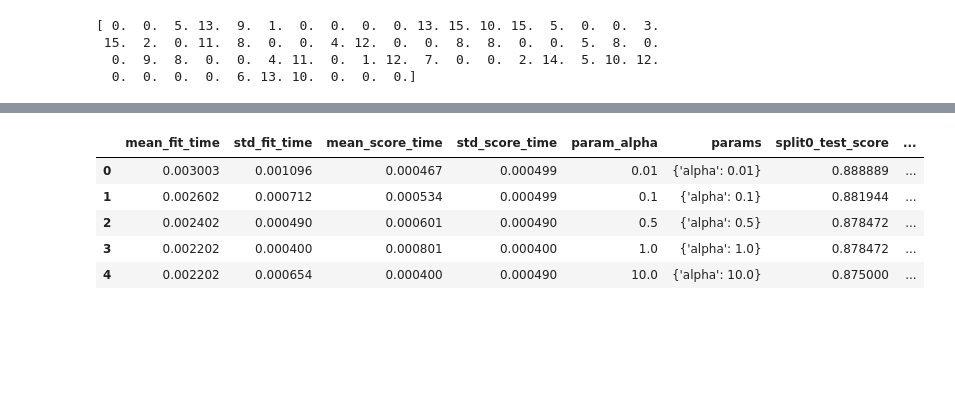
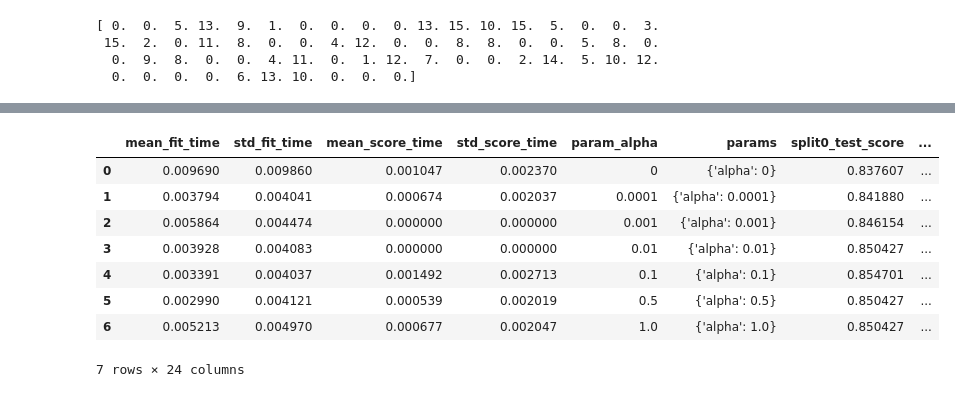
Before and after one commit to Julien-Faure/mines-ai-number-recognition-project, a Jupyter notebook: report.ipynb, the cells around one changed output, grey strips where cells are left out. Cells and saved outputs as stored; diff of their text form; code cells hidden in the pictures; blank space fills up the shorter version.

```diff
--- a/report.ipynb
+++ b/report.ipynb
@@ -120,0 +155,3 @@ print(digits.images[0].reshape(-1))
+# %%
+# séparation du dataset en données "d'apprentissage" et de test
+x_train, x_test, y_train, y_test = train_test_split(x, y, test_size=0.35, random_state=0)
@@ -121,16 +160,8 @@ print(digits.images[0].reshape(-1))
 # %%
-from sklearn.model_selection import RepeatedStratifiedKFold, GridSearchCV
-
-x = digits.images.reshape((len(digits.images), -1))
-y = digits.target
-
-# séparation du dataset en données "d'apprentissage" et de test
-x_train, x_test, y_train, y_test = train_test_split(x, y, test_size=0.20, random_state=0)
-
 # Création du modèle de régression
 lRModel = LogisticRegression(verbose=False, max_iter=10000)
 
-# dictionnaire contenant les différents paramètres à essayer
+# Dictionnaire contenant les différents paramètres à essayer
 paramDict = dict()
 paramDict['solver'] = ['newton-cg', 'lbfgs', 'liblinear']
 paramDict['penalty'] = ['l2', 'none']
@@ -202,21 +232,25 @@ Modèle de Bayes
 # %%
 from sklearn.model_selection import RandomizedSearchCV
 from sklearn.naive_bayes import BernoulliNB
 
 NB_model = BernoulliNB()
 
-params = {'alpha': [0.01, 0.1, 0.5, 1.0, 10.0]}
+params = {'alpha': [0, 0.0001, 0.001, 0.01, 0.1, 0.5, 1.0]}
 kFold = RepeatedStratifiedKFold(n_splits=5, n_repeats=3, random_state=1)
 
-RCV = RandomizedSearchCV(NB_model, params, n_iter=5, scoring='accuracy', n_jobs=-1, cv=kFold, random_state=1)
+RCV = RandomizedSearchCV(NB_model, params, n_iter=30, scoring='accuracy', n_jobs=-1, cv=kFold, random_state=1)
 
+# NB = RCV.fit(x_train, y_train).best_estimator_
 RCV.fit(x_train, y_train)
 cv_results = pd.DataFrame(RCV.cv_results_)
 cv_results
 # %% [output]
 |  | mean_fit_time | std_fit_time | mean_score_time | std_score_time | param_alpha | params | split0_test_score | ... |
-| 0 | 0.003003 | 0.001096 | 0.000467 | 0.000499 | 0.01 | {'alpha': 0.01} | 0.888889 | ... |
-| 1 | 0.002602 | 0.000712 | 0.000534 | 0.000499 | 0.1 | {'alpha': 0.1} | 0.881944 | ... |
-| 2 | 0.002402 | 0.000490 | 0.000601 | 0.000490 | 0.5 | {'alpha': 0.5} | 0.878472 | ... |
-| 3 | 0.002202 | 0.000400 | 0.000801 | 0.000400 | 1.0 | {'alpha': 1.0} | 0.878472 | ... |
-| 4 | 0.002202 | 0.000654 | 0.000400 | 0.000490 | 10.0 | {'alpha': 10.0} | 0.875000 | ... |
+| 0 | 0.009690 | 0.009860 | 0.001047 | 0.002370 | 0 | {'alpha': 0} | 0.837607 | ... |
+| 1 | 0.003794 | 0.004041 | 0.000674 | 0.002037 | 0.0001 | {'alpha': 0.0001} | 0.841880 | ... |
+| 2 | 0.005864 | 0.004474 | 0.000000 | 0.000000 | 0.001 | {'alpha': 0.001} | 0.846154 | ... |
+| 3 | 0.003928 | 0.004083 | 0.000000 | 0.000000 | 0.01 | {'alpha': 0.01} | 0.850427 | ... |
+| 4 | 0.003391 | 0.004037 | 0.001492 | 0.002713 | 0.1 | {'alpha': 0.1} | 0.854701 | ... |
+| 5 | 0.002990 | 0.004121 | 0.000539 | 0.002019 | 0.5 | {'alpha': 0.5} | 0.850427 | ... |
+| 6 | 0.005213 | 0.004970 | 0.000677 | 0.002047 | 1.0 | {'alpha': 1.0} | 0.850427 | ... |
+7 rows × 24 columns
```
Also changed, not shown: parts of 18 cells of this notebook, 1 other file.
